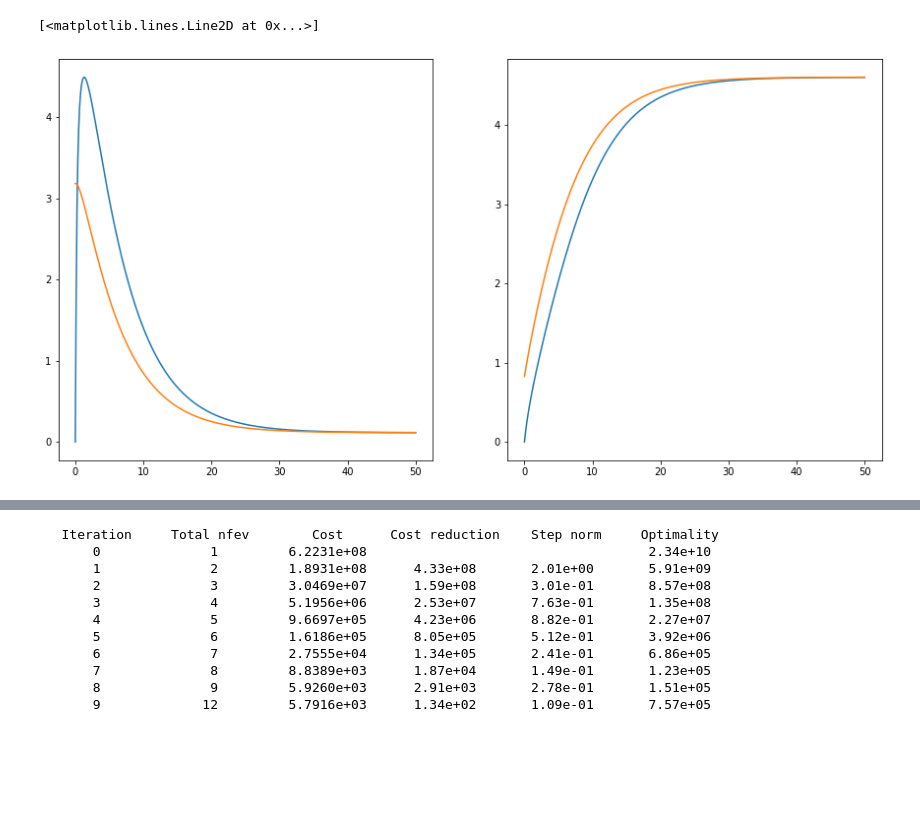
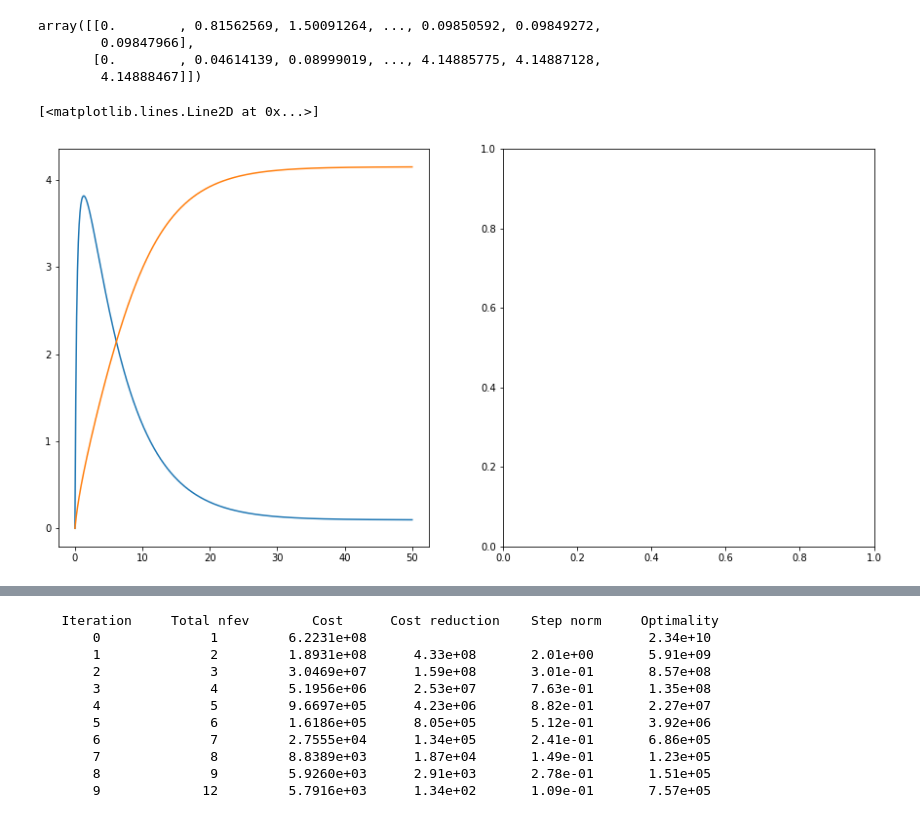
Before and after one commit to dmj6288/TunnelDMD, a Jupyter notebook: Least Squares estimation of TS parameters_Trust_Region_Reflective-Copy1.ipynb, the cells around one changed output, grey strips where cells are left out. Saved outputs shown, nothing was run; the diff lists cells and outputs as text; code cells hidden in the pictures; blank space fills up the shorter version.

```diff
--- a/Least Squares estimation of TS parameters_Trust_Region_Reflective-Copy1.ipynb
+++ b/Least Squares estimation of TS parameters_Trust_Region_Reflective-Copy1.ipynb
@@ -74,7 +74,7 @@ n = 800
 t = np.linspace(0, 50, n)
 
 # Initial condition
-iv = yz_0 = np.array([[0.0, 0.0], [1.0, 5.0]])
+iv = yz_0 = np.array([[0.0, 0.0]])
 
 # Parameters
 beta_y = 5.0
@@ -142,12 +173,19 @@ exp_P.shape
+# %%
+plot_data
+# %% [output]
+array([[0.        , 0.81562569, 1.50091264, ..., 0.09850592, 0.09849272,
+        0.09847966],
+       [0.        , 0.04614139, 0.08999019, ..., 4.14885775, 4.14887128,
+        4.14888467]])
 # %%
 fig, (ax1, ax2) = plt.subplots(1, 2, figsize=(15,7.5))
-plot_data = exp_P.reshape(2, 2, 800)
+plot_data = exp_P#.reshape(2, 2, 800)
 
-ax1.plot(t, plot_data[0][0])
-ax1.plot(t, plot_data[0][1])
+ax1.plot(t, plot_data[0])
+ax1.plot(t, plot_data[1])
 
-ax2.plot(t, plot_data[1][0])
-ax2.plot(t, plot_data[1][1])
+#ax2.plot(t, plot_data[1][0])
+#ax2.plot(t, plot_data[1][1])
 # %% [output]
 [<matplotlib.lines.Line2D at 0x...>]
-[figure, old version]
+[figure, new version]
```
Also changed, not shown: parts of 21 cells of this notebook, 3 other files.
